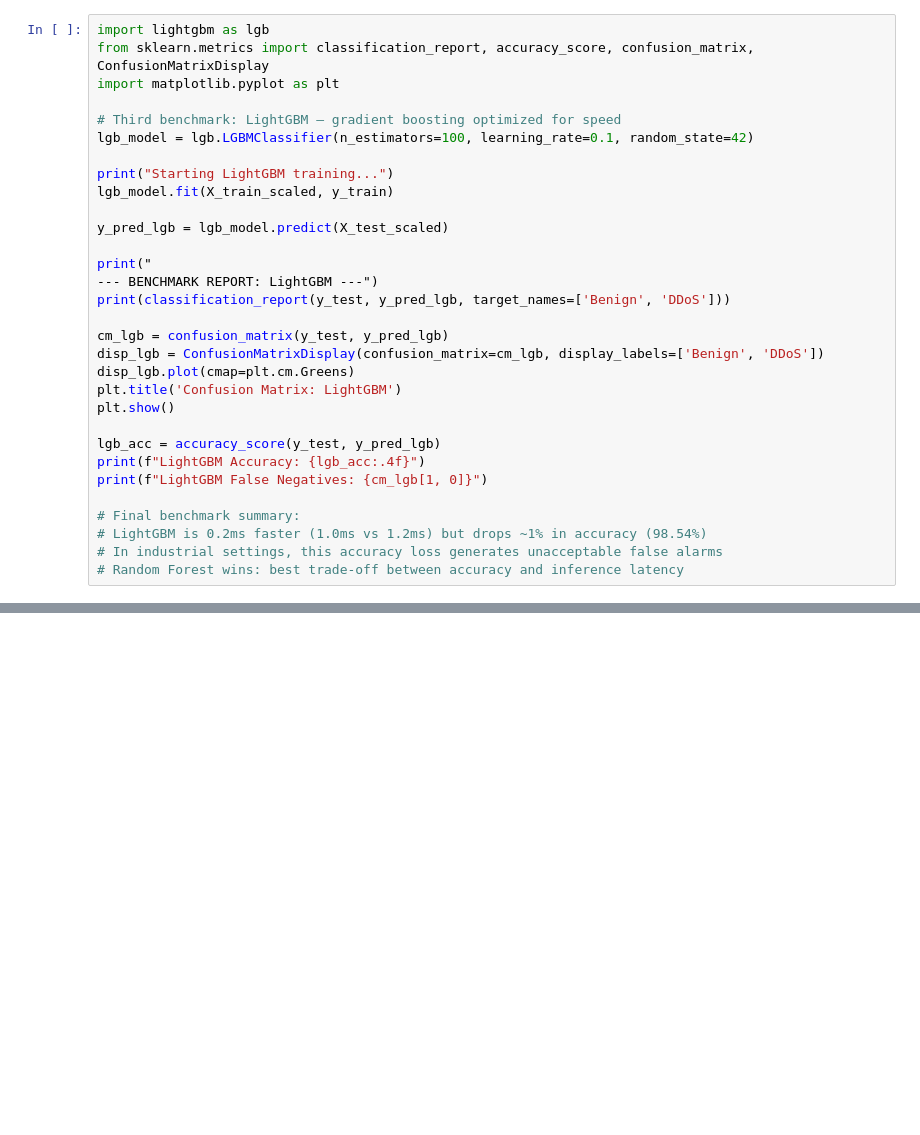
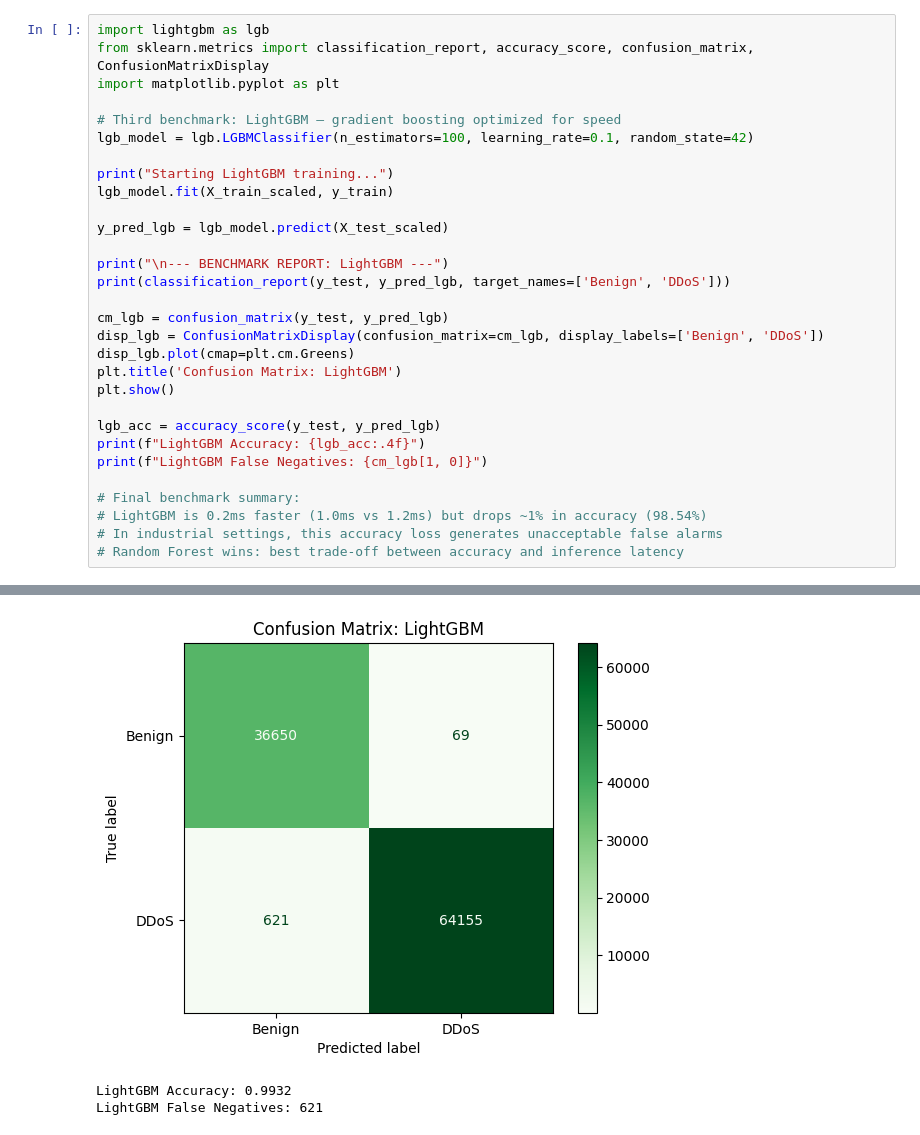
Before and after one commit to vincenzolongobardo/Longus-IDS, a Jupyter notebook: longus_ids.ipynb, the cells around one changed output, grey strips where cells are left out. Cells and saved outputs as stored; diff of their text form; blank space fills up the shorter version.

```diff
--- a/longus_ids.ipynb
+++ b/longus_ids.ipynb
@@ -243,8 +317,7 @@ lgb_model.fit(X_train_scaled, y_train)
 
 y_pred_lgb = lgb_model.predict(X_test_scaled)
 
-print("
---- BENCHMARK REPORT: LightGBM ---")
+print("\n--- BENCHMARK REPORT: LightGBM ---")
 print(classification_report(y_test, y_pred_lgb, target_names=['Benign', 'DDoS']))
 
 cm_lgb = confusion_matrix(y_test, y_pred_lgb)
@@ -261,3 +334,4 @@ print(f"LightGBM False Negatives: {cm_lgb[1, 0]}")
 # LightGBM is 0.2ms faster (1.0ms vs 1.2ms) but drops ~1% in accuracy (98.54%)
 # In industrial settings, this accuracy loss generates unacceptable false alarms
 # Random Forest wins: best trade-off between accuracy and inference latency
+# %% [output]
@@ -264,3 +356,6 @@ print(f"LightGBM False Negatives: {cm_lgb[1, 0]}")
+[figure, added]
+LightGBM Accuracy: 0.9932
+LightGBM False Negatives: 621
 # %%
 from sklearn.metrics import classification_report, accuracy_score
 
```
Also changed, not shown: parts of 16 cells of this notebook.
